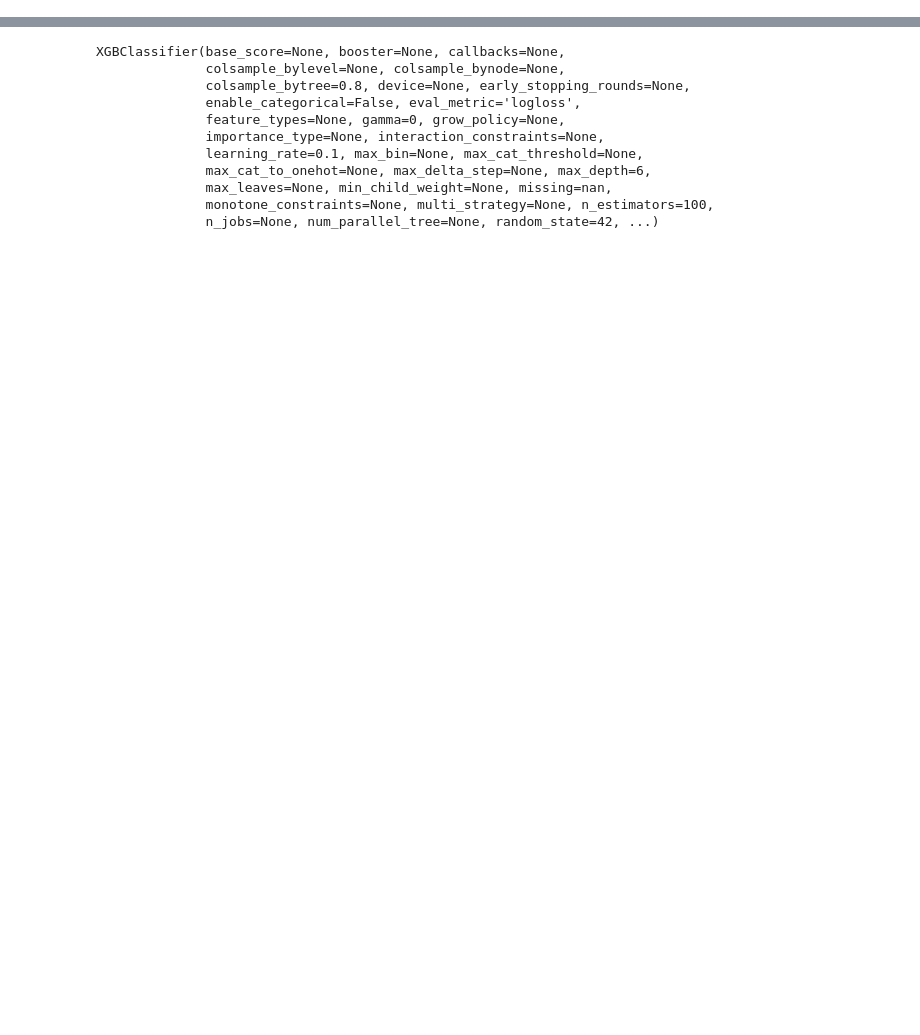
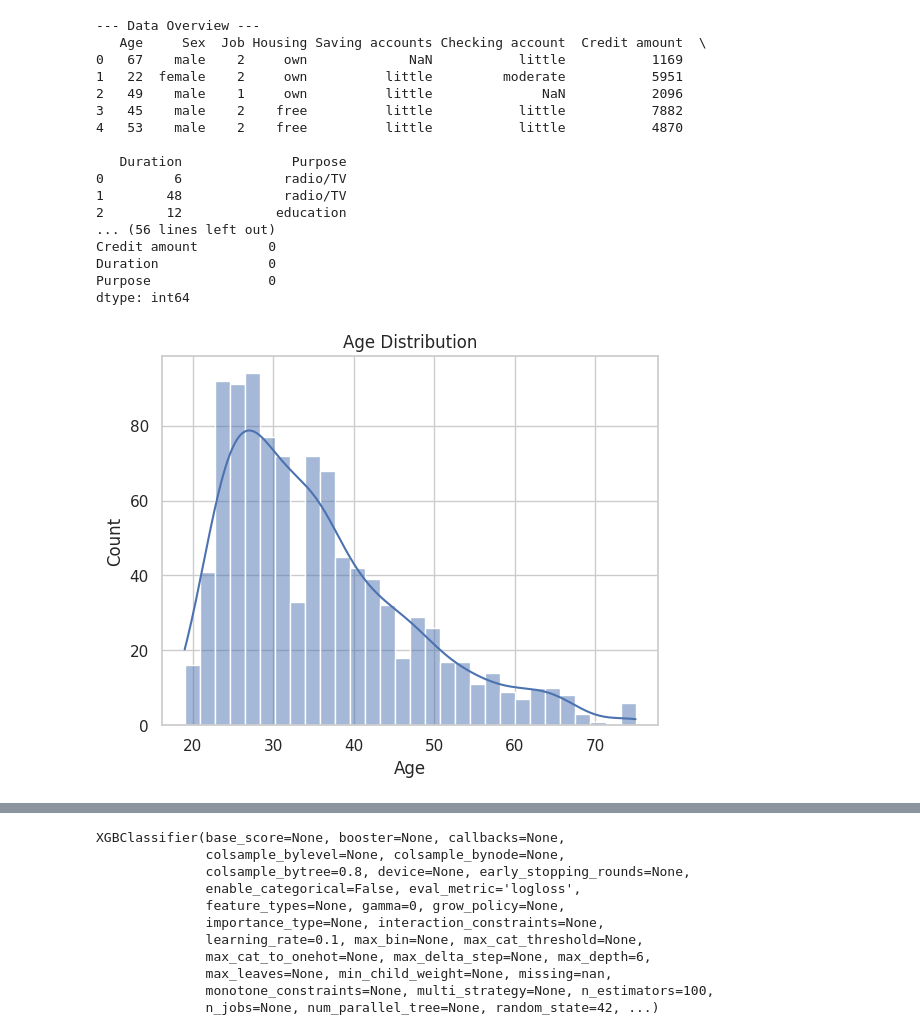
Before and after one commit to Aniket7773/CreditCardFraud, a Jupyter notebook: Credit_Card_Fraud_Detection.ipynb, the cells around one changed output, grey strips where cells are left out. Drawn from its saved outputs; the diff is of its cells as text; code cells hidden in the pictures; blank space fills up the shorter version.

```diff
--- a/Credit_Card_Fraud_Detection.ipynb
+++ b/Credit_Card_Fraud_Detection.ipynb
@@ -74,0 +20,65 @@ dtype: int64
+# %%
+data_path = '/content/drive/MyDrive/Colab Notebooks/german_credit_data.csv'
+df = pd.read_csv(data_path, encoding='ascii', delimiter=',')
+
+# Drop index column if it exists
+if 'Unnamed: 0' in df.columns:
+    df.drop('Unnamed: 0', axis=1, inplace=True)
+
+# Convert relevant columns to categorical
+categorical_columns = ['Sex', 'Housing', 'Saving accounts', 'Checking account', 'Purpose']
+for col in categorical_columns:
+    if col in df.columns:
+        df[col] = df[col].astype('category')
+# %%
+print('\n--- Data Overview ---')
+print(df.head())
+
+print('\n--- Info ---')
+print(df.info())
+
+print('\n--- Summary Statistics ---')
+print(df.describe(include='all'))
+
+print('\n--- Missing Values ---')
+print(df.isnull().sum())
+
+# Visualizations
+sns.histplot(df['Age'], bins=30, kde=True)
+plt.title('Age Distribution')
+plt.show()
+
+sns.histplot(df['Credit amount'], bins=40, kde=True)
+plt.title('Credit Amount Distribution')
+plt.show()
+
+sns.countplot(data=df, x='Sex', hue='Housing')
+plt.title('Sex vs Housing')
+plt.show()
+
+sns.boxplot(x='Sex', y='Credit amount', data=df)
+plt.title('Credit Amount by Sex')
+plt.show()
+
+sns.heatmap(df.select_dtypes(include=np.number).corr(), annot=True, cmap='coolwarm')
+plt.title('Correlation Heatmap')
+plt.show()
+# %% [output]
+--- Data Overview ---
+   Age     Sex  Job Housing Saving accounts Checking account  Credit amount  \
+0   67    male    2     own             NaN           little           1169
+1   22  female    2     own          little         moderate           5951
+2   49    male    1     own          little              NaN           2096
+3   45    male    2    free          little           little           7882
+4   53    male    2    free          little           little           4870
+
+   Duration              Purpose
+0         6             radio/TV
+1        48             radio/TV
+2        12            education
+... (56 lines left out)
+Credit amount         0
+Duration              0
+Purpose               0
+dtype: int64
+[figure, added]
```
Also changed, not shown: parts of 16 cells of this notebook.
